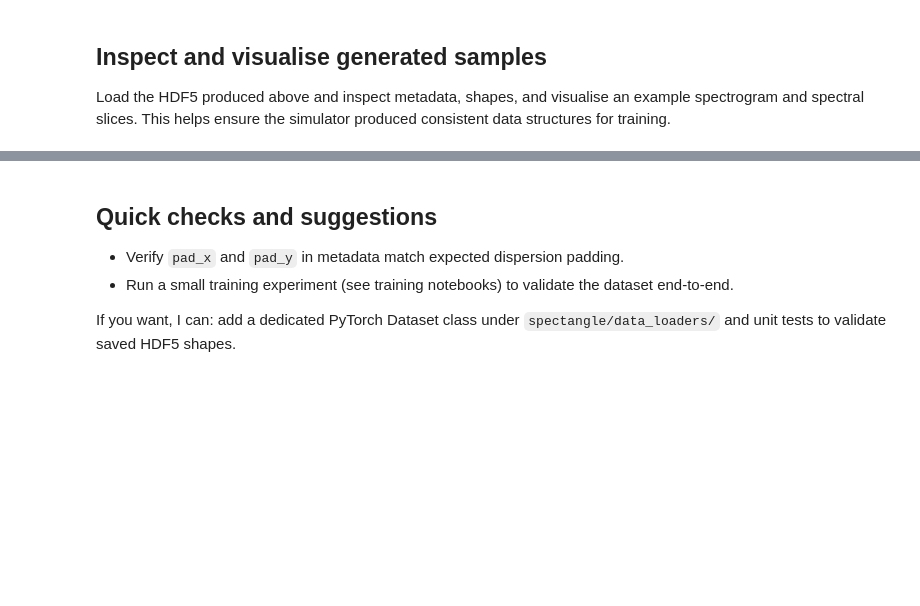
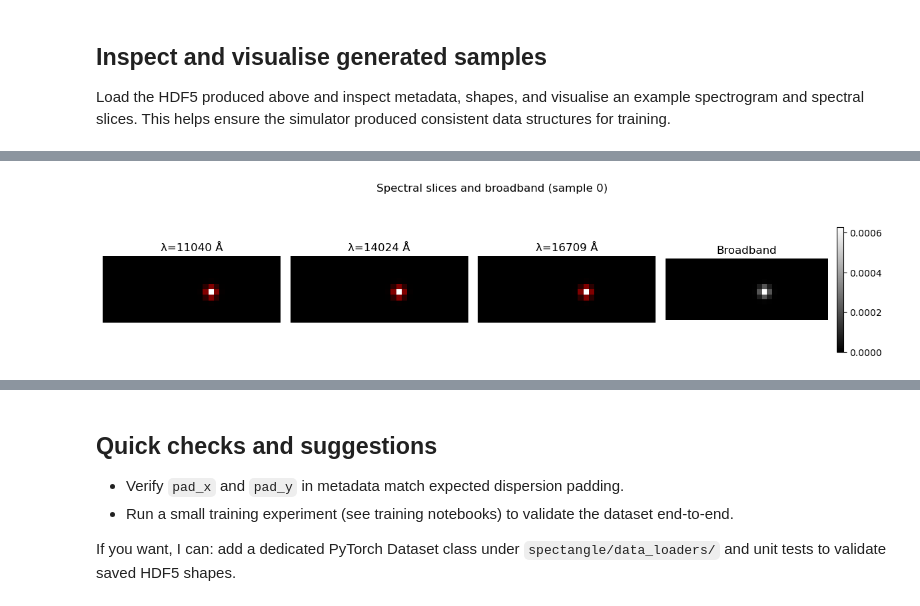
Before and after one commit to LucasSauniere/spectangle, a Jupyter notebook: notebooks/miniature_version/simulations/01_generate_mini_dataset.ipynb, the cells around one changed output, grey strips where cells are left out. Saved outputs shown, nothing was run; the diff lists cells and outputs as text; code cells hidden in the pictures; blank space fills up the shorter version.

```diff
--- a/notebooks/miniature_version/simulations/01_generate_mini_dataset.ipynb
+++ b/notebooks/miniature_version/simulations/01_generate_mini_dataset.ipynb
@@ -14,16 +14,22 @@ from spectangle.simulations.io import save_simulation, load_simulation
 output = Path("data/raw/simple_mini_100s.h5")
 output.parent.mkdir(parents=True, exist_ok=True)
 
-sim = SimpleSimulator(n_sources=6, image_shape=(128,128), n_spectral_pixels=128, seed=42)
+sim = SimpleSimulator(n_sources=1, image_shape=(12,32), n_spectral_pixels=32, seed=42)
 print("Spectrogram shape:", sim.spectrogram_shape)
 
-# Generate dataset if missing
-if not output.exists():
-    samples = []
-    for i in range(100):
-        samples.append(sim.generate_one(np.random.default_rng(i)))
-    save_simulation(samples, output, metadata={"note":"miniature simple dataset"})
-    print("Wrote:", output)
-else:
-    print("Dataset already exists:", output)
+# # Generate dataset if missing
+# if not output.exists():
+#     samples = []
+#     for i in range(100):
+#         samples.append(sim.generate_one(np.random.default_rng(i)))
+#     save_simulation(samples, output, metadata={"note":"miniature simple dataset"})
+#     print("Wrote:", output)
+# else:
+#     print("Dataset already exists:", output)
+
+samples = []
+for i in range(100):
+    samples.append(sim.generate_one(np.random.default_rng(i)))
+save_simulation(samples, output, metadata={"note":"miniature simple dataset"})
+print("Wrote:", output)
 # %% [output]
@@ -96,0 +98,19 @@ spectrograms shape: (4, 134, 192)
+# %%
+# Spectral slices
+n_lambda = cube0.shape[0]
+idxs = [int(n_lambda*0.2), int(n_lambda*0.5), int(n_lambda*0.8)]
+fig, axs = plt.subplots(1, 4, figsize=(12, 3))
+for i, idx in enumerate(idxs):
+    axs[i].imshow(cube0[idx], origin='lower', cmap='gist_heat')
+    axs[i].set_title(f'λ={int(wavelengths[idx])} Å')
+    axs[i].axis('off')
+broad = cube0.sum(axis=0)
+im = axs[3].imshow(broad, origin='lower', cmap='gray')
+axs[3].set_title('Broadband')
+axs[3].axis('off')
+fig.colorbar(im, ax=axs[3], fraction=0.035)
+plt.suptitle('Spectral slices and broadband (sample 0)')
+plt.tight_layout()
+plt.show()
+# %% [output]
+[figure, added]
```
Also changed, not shown: parts of 6 cells of this notebook, 5 other files.
